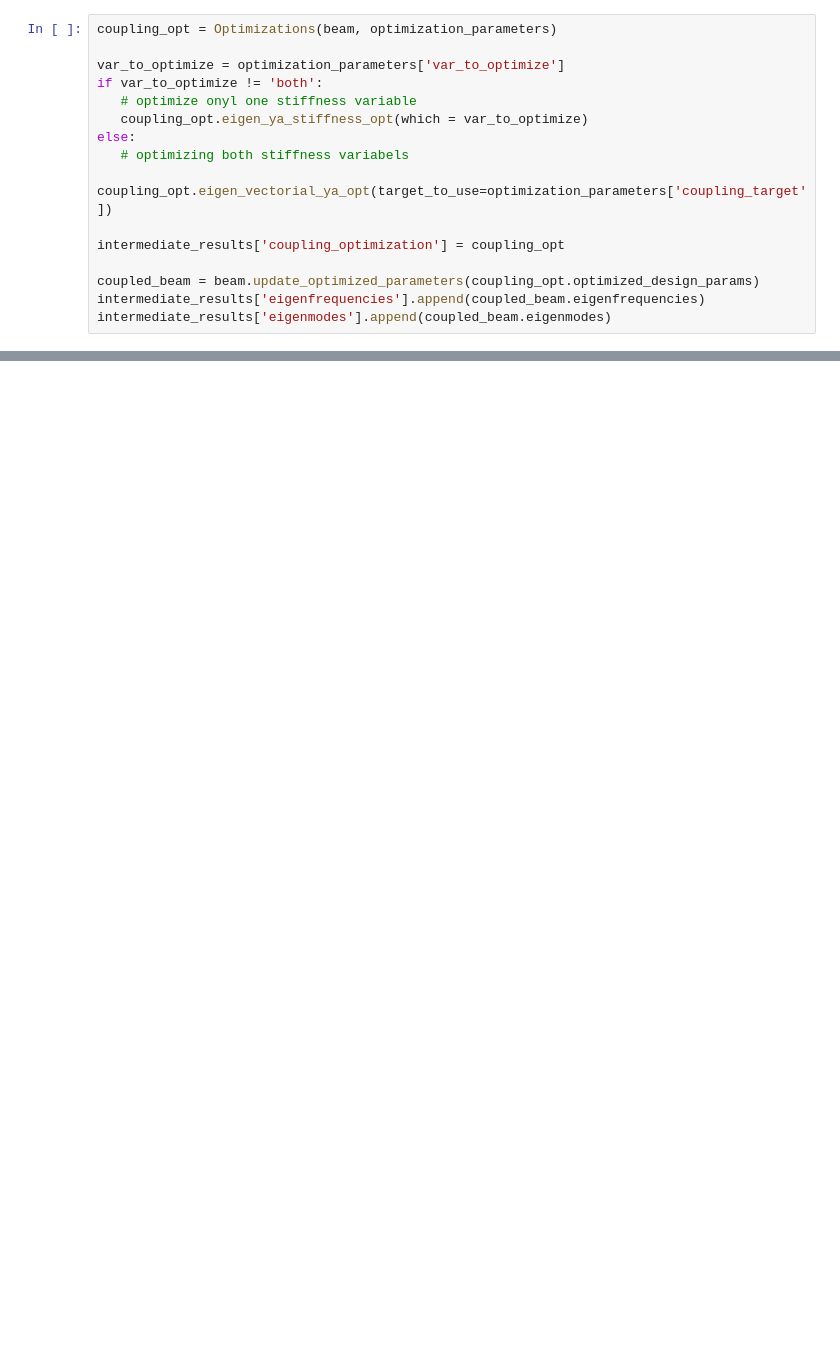
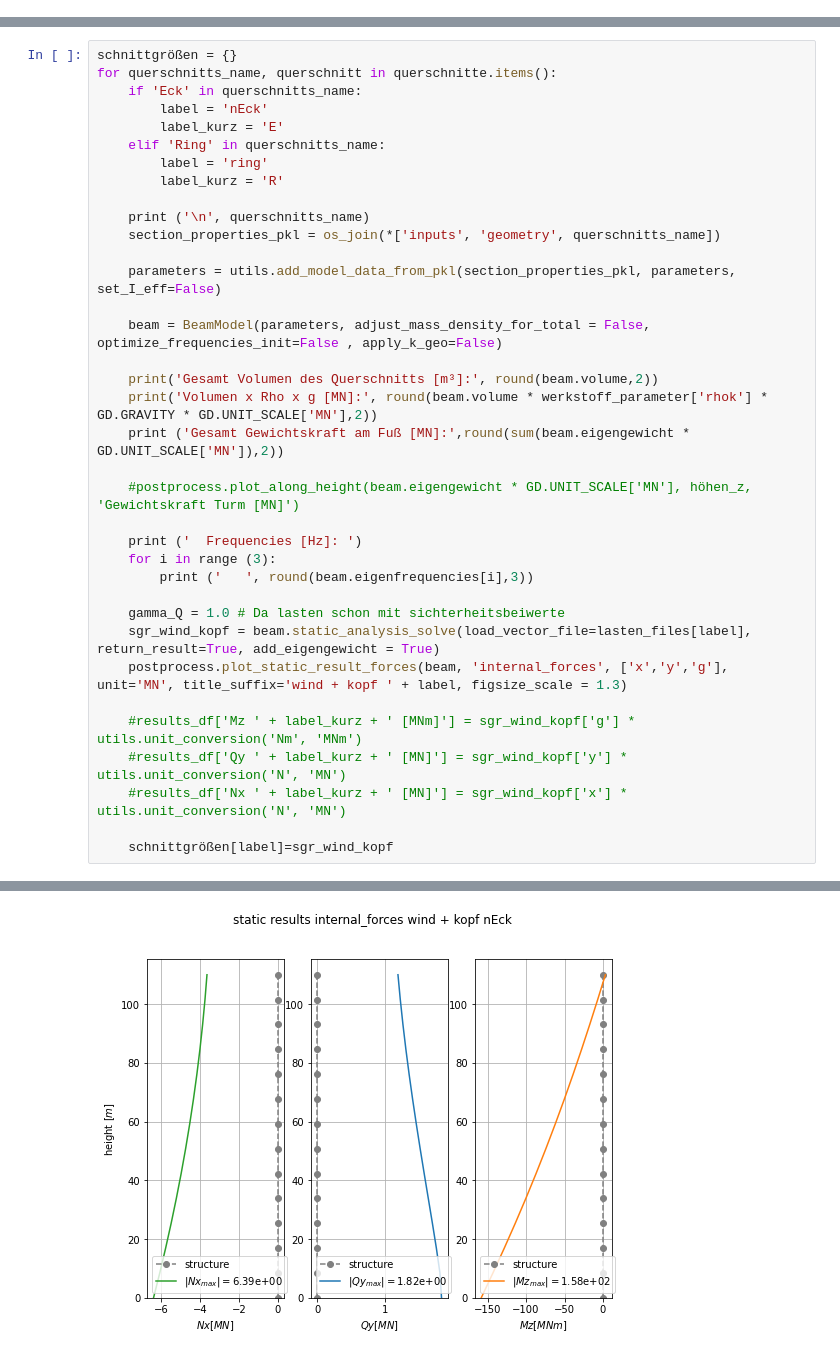
Before and after one commit to JoZimmer/CoupledBeams, a Jupyter notebook: 3DBeam/run_model.ipynb, the cells around one changed output, grey strips where cells are left out. Drawn from its saved outputs; the diff is of its cells as text; blank space fills up the shorter version.

```diff
--- a/3DBeam/run_model.ipynb
+++ b/3DBeam/run_model.ipynb
@@ -132,16 +12,0 @@ The coupling optimization
-# %%
-coupling_opt = Optimizations(beam, optimization_parameters)
-
-var_to_optimize = optimization_parameters['var_to_optimize']
-if var_to_optimize != 'both':
-   # optimize onyl one stiffness variable
-   coupling_opt.eigen_ya_stiffness_opt(which = var_to_optimize)
-else:
-   # optimizing both stiffness variabels
-   coupling_opt.eigen_vectorial_ya_opt(target_to_use=optimization_parameters['coupling_target'])
-
-intermediate_results['coupling_optimization'] = coupling_opt
-
-coupled_beam = beam.update_optimized_parameters(coupling_opt.optimized_design_params)
-intermediate_results['eigenfrequencies'].append(coupled_beam.eigenfrequencies)
-intermediate_results['eigenmodes'].append(coupled_beam.eigenmodes)
@@ -256,0 +223,37 @@ Calculate modal kinetic energy...
+# %%
+schnittgrößen = {}
+for querschnitts_name, querschnitt in querschnitte.items():
+    if 'Eck' in querschnitts_name:
+        label = 'nEck'
+        label_kurz = 'E'
+    elif 'Ring' in querschnitts_name:
+        label = 'ring'
+        label_kurz = 'R'
+
+    print ('\n', querschnitts_name)
+    section_properties_pkl = os_join(*['inputs', 'geometry', querschnitts_name])
+
+    parameters = utils.add_model_data_from_pkl(section_properties_pkl, parameters, set_I_eff=False)
+
+    beam = BeamModel(parameters, adjust_mass_density_for_total = False, optimize_frequencies_init=False , apply_k_geo=False)
+
+    print('Gesamt Volumen des Querschnitts [m³]:', round(beam.volume,2))
+    print('Volumen x Rho x g [MN]:', round(beam.volume * werkstoff_parameter['rhok'] * GD.GRAVITY * GD.UNIT_SCALE['MN'],2))
+    print ('Gesamt Gewichtskraft am Fuß [MN]:',round(sum(beam.eigengewicht * GD.UNIT_SCALE['MN']),2))
+
+    #postprocess.plot_along_height(beam.eigengewicht * GD.UNIT_SCALE['MN'], höhen_z, 'Gewichtskraft Turm [MN]')
+
+    print ('  Frequencies [Hz]: ')
+    for i in range (3):
+        print ('   ', round(beam.eigenfrequencies[i],3))
+
+    gamma_Q = 1.0 # Da lasten schon mit sichterheitsbeiwerte
+    sgr_wind_kopf = beam.static_analysis_solve(load_vector_file=lasten_files[label], return_result=True, add_eigengewicht = True)
+    postprocess.plot_static_result_forces(beam, 'internal_forces', ['x','y','g'], unit='MN', title_suffix='wind + kopf ' + label, figsize_scale = 1.3)
+
+    #results_df['Mz ' + label_kurz + ' [MNm]'] = sgr_wind_kopf['g'] * utils.unit_conversion('Nm', 'MNm')
+    #results_df['Qy ' + label_kurz + ' [MN]'] = sgr_wind_kopf['y'] * utils.unit_conversion('N', 'MN')
+    #results_df['Nx ' + label_kurz + ' [MN]'] = sgr_wind_kopf['x'] * utils.unit_conversion('N', 'MN')
+
+    schnittgrößen[label]=sgr_wind_kopf
+# %% [output]
@@ -256,0 +268 @@ Calculate modal kinetic energy...
+[figure, added]
```
Also changed, not shown: parts of 29 cells of this notebook, 14 other files.
